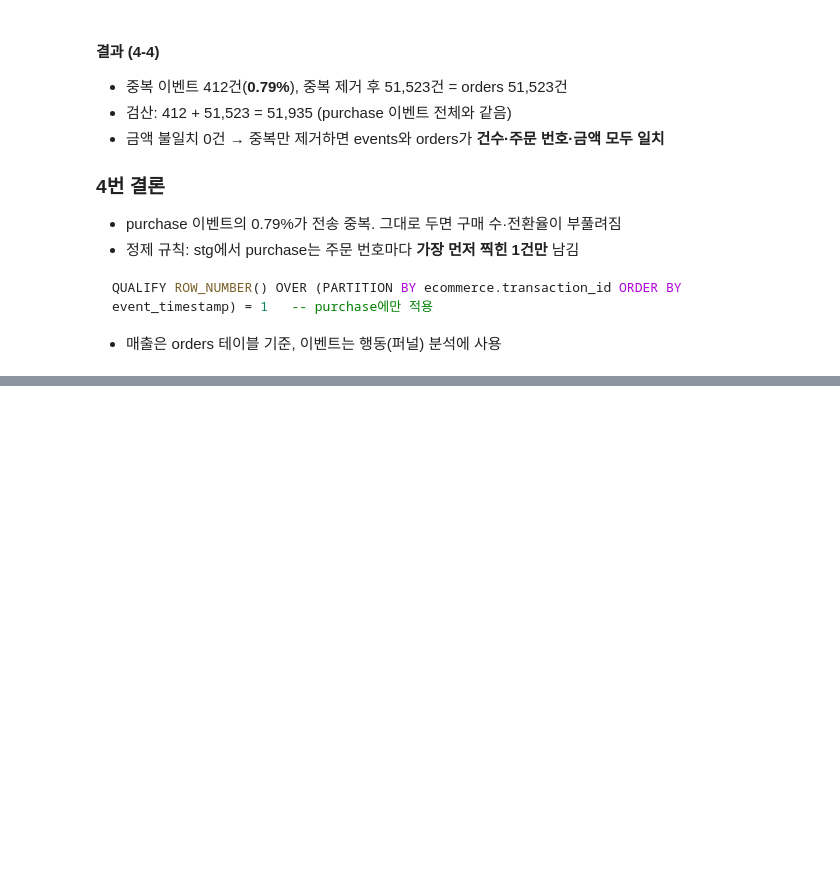
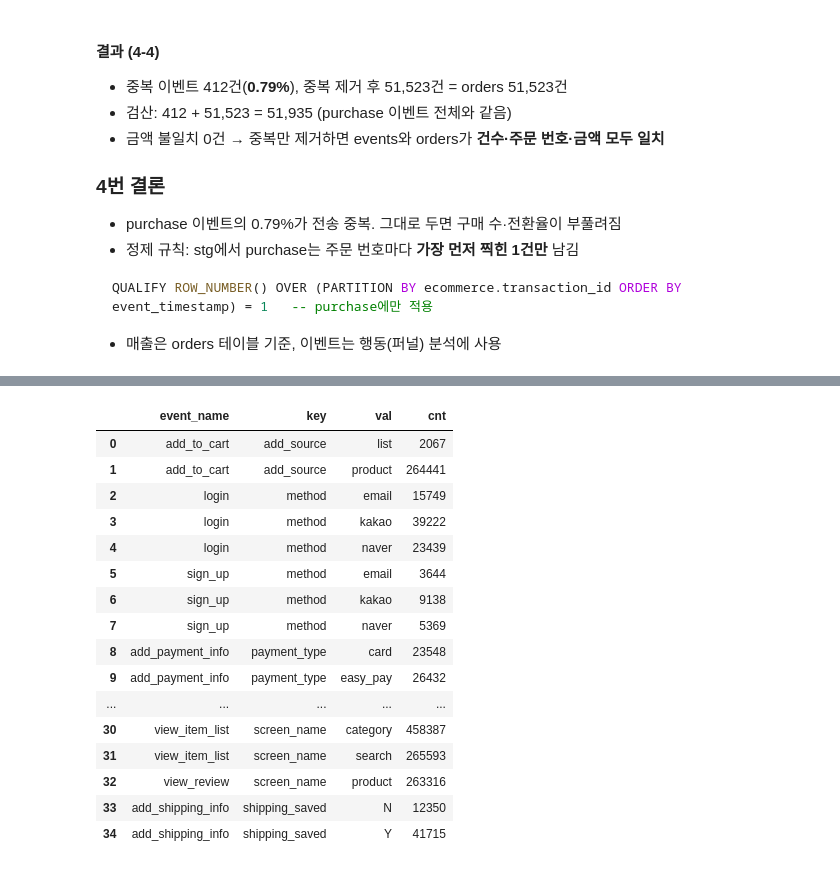
Before and after one commit to YURI0822/beauty-checkout-ab-test, a Jupyter notebook: notebooks/02_quality_check.ipynb, the cells around one changed output, grey strips where cells are left out. Saved outputs shown, nothing was run; the diff lists cells and outputs as text; code cells hidden in the pictures; blank space fills up the shorter version.

```diff
--- a/notebooks/02_quality_check.ipynb
+++ b/notebooks/02_quality_check.ipynb
@@ -653,0 +713,32 @@ QUALIFY ROW_NUMBER() OVER (PARTITION BY ecommerce.transaction_id ORDER BY event_
+# %%
+# 5-2 주요 값 범위
+
+query("""
+SELECT
+  event_name,
+  ep.key,
+  COALESCE(ep.value.string_value, CAST(ep.value.int_value AS STRING)) AS val,  # 문자·정수 칸 중 채워진 값
+  COUNT(*) AS cnt
+FROM raw.events, UNNEST(event_params) AS ep
+WHERE ep.key IN ('screen_name', 'add_source', 'payment_type', 'method', 'shipping_saved')   # 정해진 값만 있어야 하는 key
+GROUP BY 1, 2, 3
+ORDER BY 2, 1, 3
+""")
+# %% [output]
+|  | event_name | key | val | cnt |
+| 0 | add_to_cart | add_source | list | 2067 |
+| 1 | add_to_cart | add_source | product | 264441 |
+| 2 | login | method | email | 15749 |
+| 3 | login | method | kakao | 39222 |
+| 4 | login | method | naver | 23439 |
+| 5 | sign_up | method | email | 3644 |
+| 6 | sign_up | method | kakao | 9138 |
+| 7 | sign_up | method | naver | 5369 |
+| 8 | add_payment_info | payment_type | card | 23548 |
+| 9 | add_payment_info | payment_type | easy_pay | 26432 |
+| ... | ... | ... | ... | ... |
+| 30 | view_item_list | screen_name | category | 458387 |
+| 31 | view_item_list | screen_name | search | 265593 |
+| 32 | view_review | screen_name | product | 263316 |
+| 33 | add_shipping_info | shipping_saved | N | 12350 |
+| 34 | add_shipping_info | shipping_saved | Y | 41715 |
```
Also changed, not shown: parts of 7 cells of this notebook.
